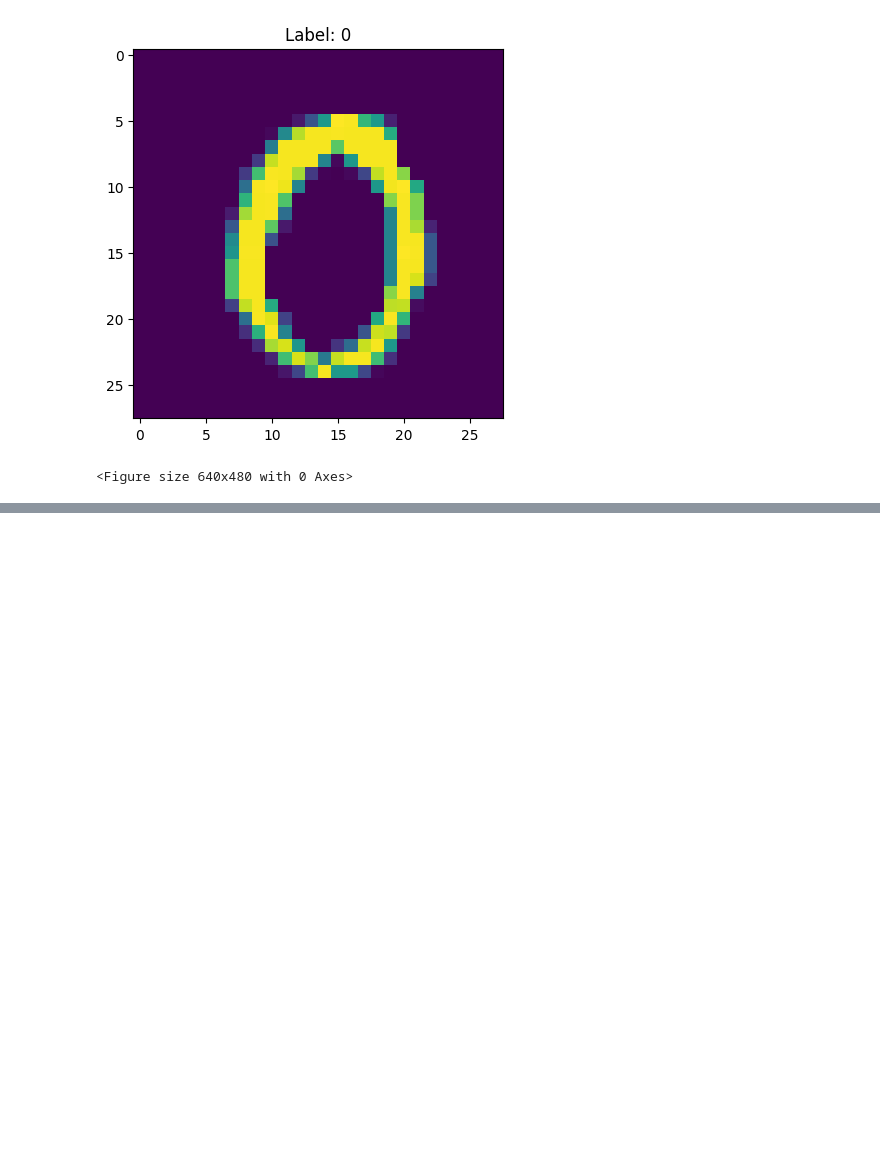
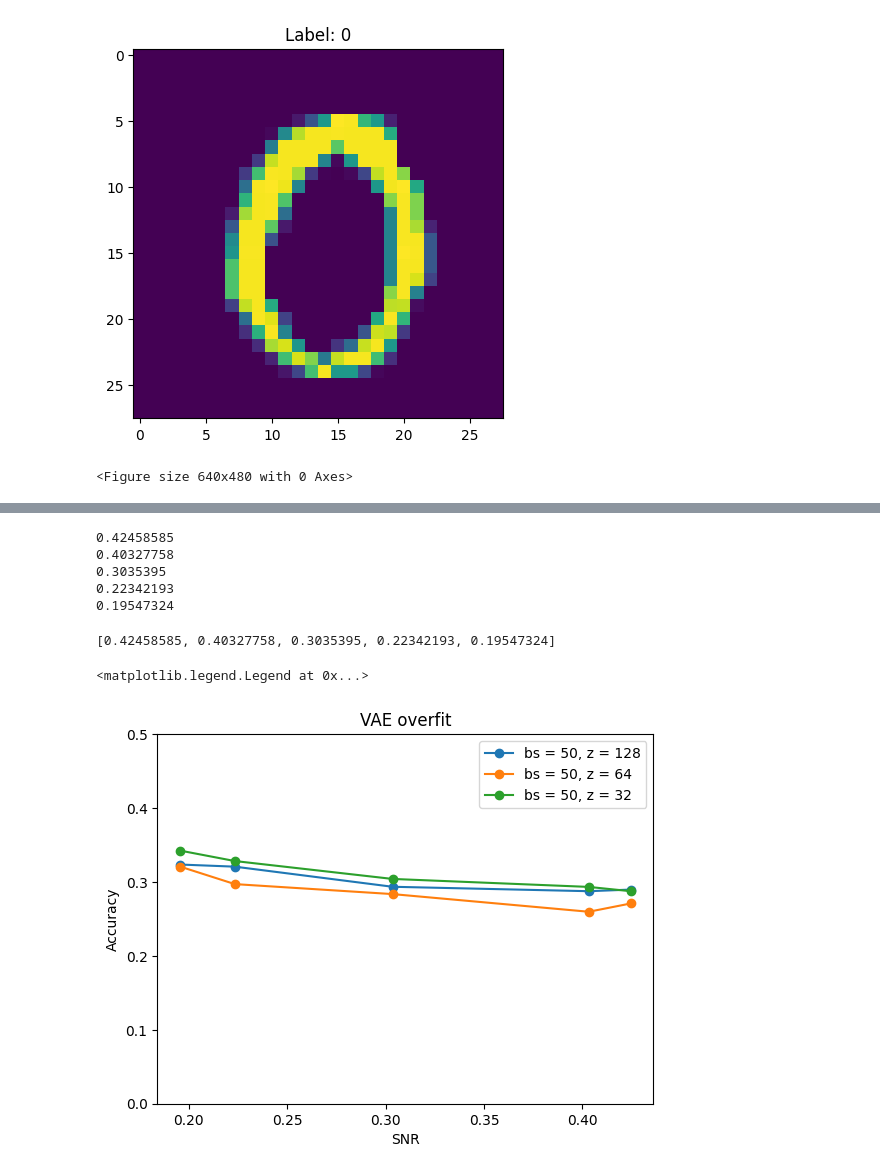
Before and after one commit to aschoudry/VAE_prject, a Jupyter notebook: notebooks/VAE_MNIST_data.ipynb, the cells around one changed output, grey strips where cells are left out. Saved outputs shown, nothing was run; the diff lists cells and outputs as text; code cells hidden in the pictures; blank space fills up the shorter version.

```diff
--- a/notebooks/VAE_MNIST_data.ipynb
+++ b/notebooks/VAE_MNIST_data.ipynb
@@ -1168,0 +554,43 @@ plt.show()
+# %%
+snr=[]
+snr_op1=[]
+snr_op3=[]
+snr_op5=[]
+snr_op6=[]
+
+for image, label in test_dataset:
+    snr.append(calculate_snr(np.array(image)))
+
+for image, label in test_dataset_noisy_0p1:
+    snr_op1.append(calculate_snr(np.array(image)))
+
+for image, label in test_dataset_noisy_0p3:
+    snr_op3.append(calculate_snr(np.array(image)))
+
+for image, label in test_dataset_noisy_0p5:
+    snr_op5.append(calculate_snr(np.array(image)))
+
+for image, label in test_dataset_noisy_0p6:
+    snr_op6.append(calculate_snr(np.array(image)))
+# %%
+print(np.mean(snr))
+print(np.mean(snr_op1))
+print(np.mean(snr_op3))
+print(np.mean(snr_op5))
+print(np.mean(snr_op6))
+# %% [output]
+0.42458585
+0.40327758
+0.3035395
+0.22342193
+0.19547324
+# %%
+SNRs = [np.mean(snr), np.mean(snr_op1), np.mean(snr_op3), np.mean(snr_op5), np.mean(snr_op6)]
+# %%
+SNRs
+# %% [output]
+[0.42458585, 0.40327758, 0.3035395, 0.22342193, 0.19547324]
+# %%
+batch_50_z_128_acc =[0.2897, 0.2875, 0.2935,  0.3207, 0.3236] #overfits
+batch_50_z_64_acc =[0.2709, 0.2597, 0.2836,  0.2971, 0.3209] #overfits
+batch_50_z_32_acc =[0.2875, 0.2933, 0.3041,  0.3283, 0.3425] #overfits
@@ -1168,0 +601,12 @@ plt.show()
+# %%
+plt.title("VAE overfit")
+plt.plot(SNRs, batch_50_z_128_acc, "-o",label="bs = 50, z = 128")
+plt.plot(SNRs, batch_50_z_64_acc, "-o", label="bs = 50, z = 64")
+plt.plot(SNRs, batch_50_z_32_acc, "-o", label="bs = 50, z = 32")
+plt.ylim(0,0.5)
+plt.xlabel("SNR")
+plt.ylabel("Accuracy")
+plt.legend()
+# %% [output]
+<matplotlib.legend.Legend at 0x...>
+[figure, added]
```
Also changed, not shown: parts of 64 cells of this notebook.
